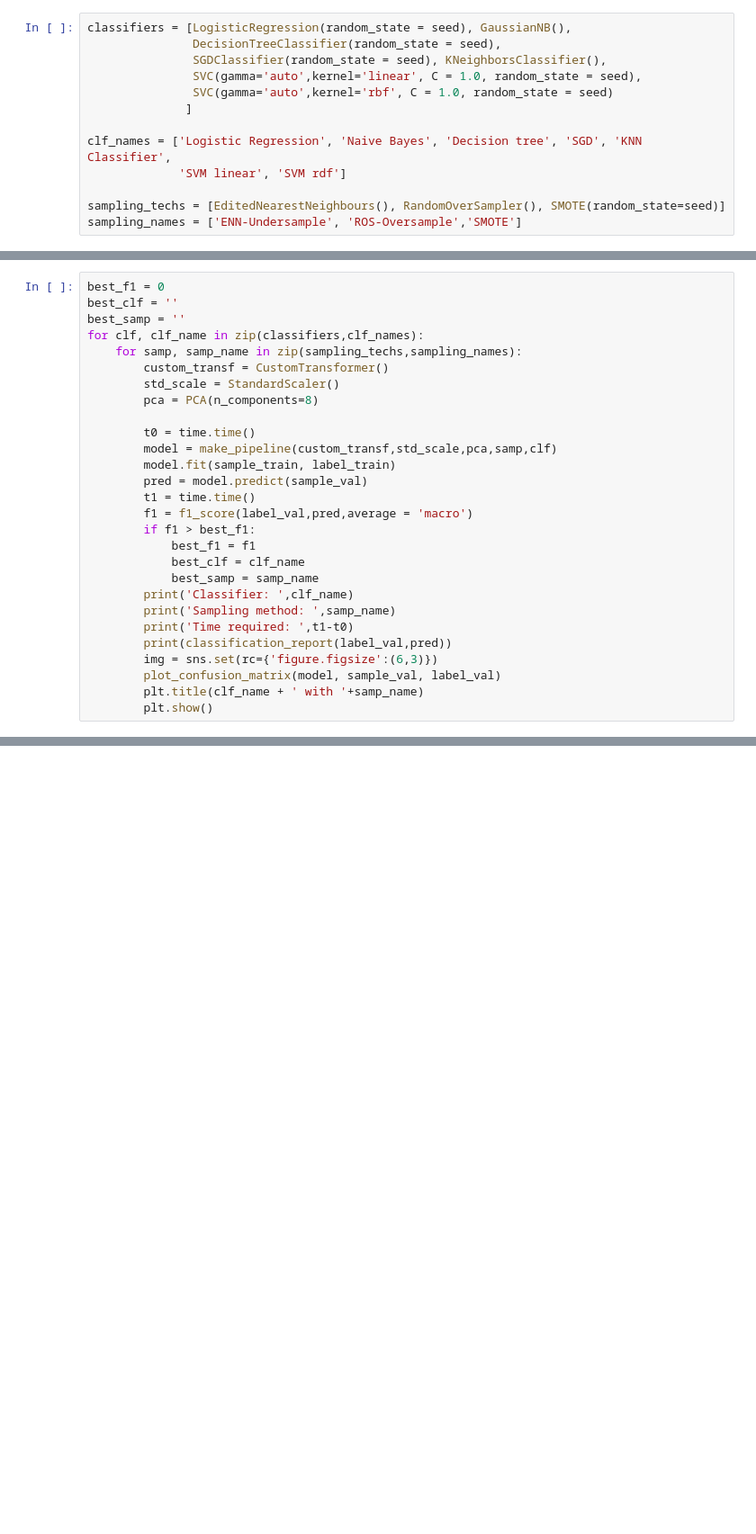
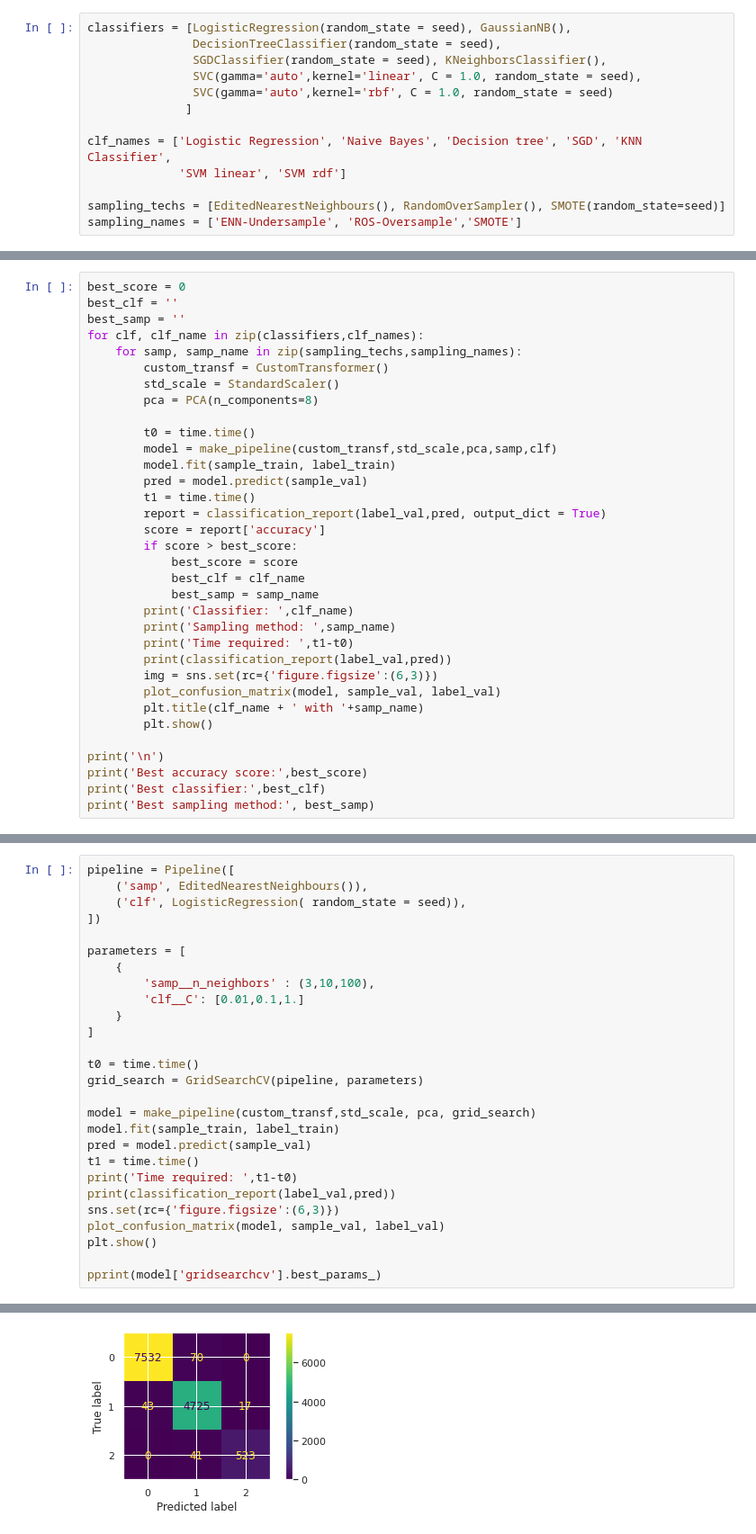
Before and after one commit to mattecora/DiamondClassifier, a Jupyter notebook: sagemaker/BaseModels.ipynb, the cells around one changed output, grey strips where cells are left out. Shown at 90% size. Drawn from its saved outputs; the diff is of its cells as text; blank space fills up the shorter version.

Commit message:
GridSearch added

```diff
--- a/sagemaker/BaseModels.ipynb
+++ b/sagemaker/BaseModels.ipynb
@@ -241,5 +199,5 @@ best_samp
 # %%
-best_f1 = 0
+best_score = 0
 best_clf = ''
 best_samp = ''
 for clf, clf_name in zip(classifiers,clf_names):
@@ -253,9 +211,10 @@ for clf, clf_name in zip(classifiers,clf_names):
         model.fit(sample_train, label_train)
         pred = model.predict(sample_val)
         t1 = time.time()
-        f1 = f1_score(label_val,pred,average = 'macro')
-        if f1 > best_f1:
-            best_f1 = f1
+        report = classification_report(label_val,pred, output_dict = True)
+        score = report['accuracy']
+        if score > best_score:
+            best_score = score
             best_clf = clf_name
             best_samp = samp_name
         print('Classifier: ',clf_name)
@@ -266,6 +225,11 @@ for clf, clf_name in zip(classifiers,clf_names):
         plot_confusion_matrix(model, sample_val, label_val)
         plt.title(clf_name + ' with '+samp_name)
         plt.show()
+
+print('\n')
+print('Best accuracy score:',best_score)
+print('Best classifier:',best_clf)
+print('Best sampling method:', best_samp)
 # %% [output]
 Classifier:  Logistic Regression
 Sampling method:  ENN-Undersample
@@ -352,0 +321,28 @@ print(best_f1, best_clf, best_samp)
+# %%
+pipeline = Pipeline([
+    ('samp', EditedNearestNeighbours()),
+    ('clf', LogisticRegression( random_state = seed)),
+])
+
+parameters = [
+    {
+        'samp__n_neighbors' : (3,10,100),
+        'clf__C': [0.01,0.1,1.]
+    }
+]
+
+t0 = time.time()
+grid_search = GridSearchCV(pipeline, parameters)
+
+model = make_pipeline(custom_transf,std_scale, pca, grid_search)
+model.fit(sample_train, label_train)
+pred = model.predict(sample_val)
+t1 = time.time()
+print('Time required: ',t1-t0)
+print(classification_report(label_val,pred))
+sns.set(rc={'figure.figsize':(6,3)})
+plot_confusion_matrix(model, sample_val, label_val)
+plt.show()
+
+pprint(model['gridsearchcv'].best_params_)
+# %% [output]
@@ -352,0 +366 @@ print(best_f1, best_clf, best_samp)
+[figure, added]
```
Also changed, not shown: parts of 19 cells of this notebook.
